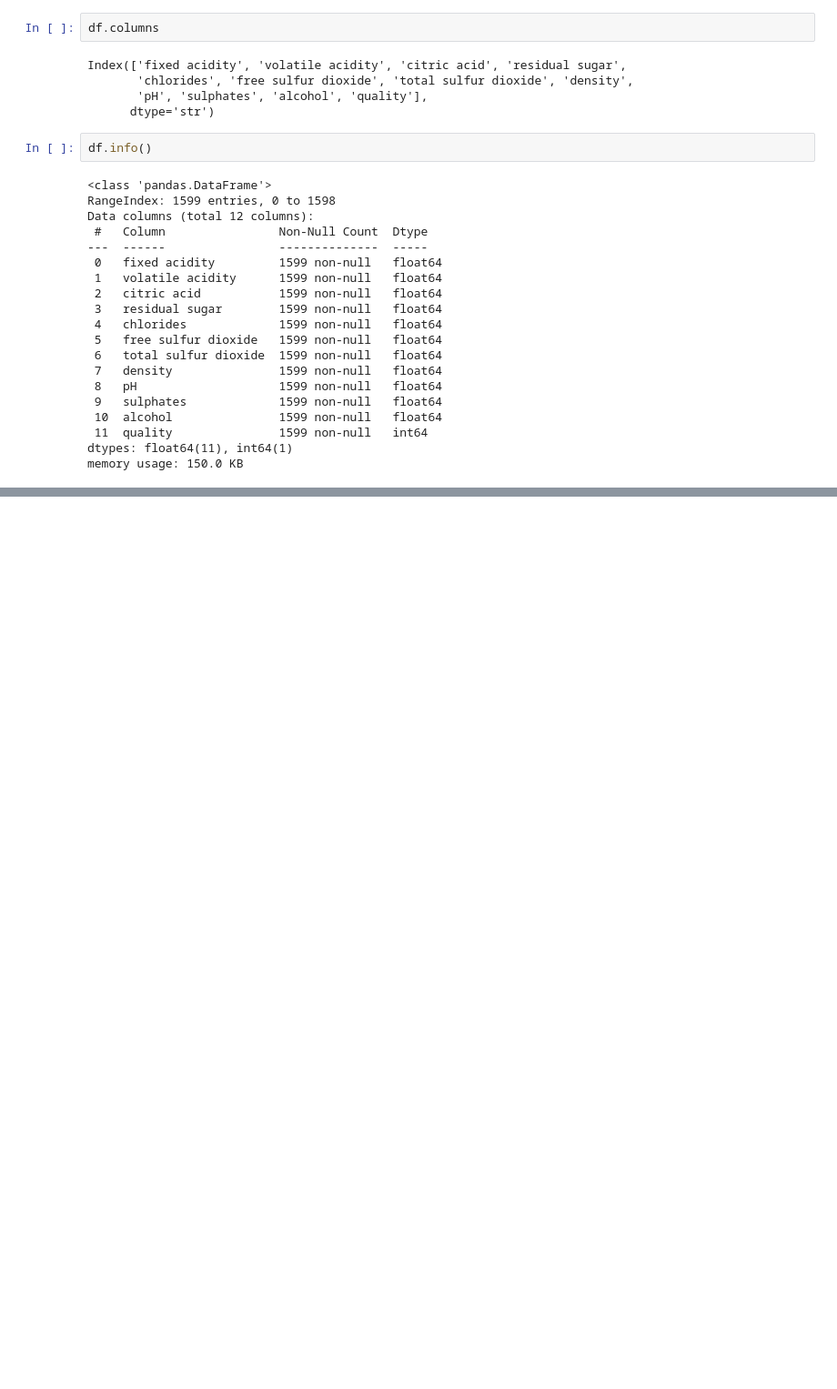
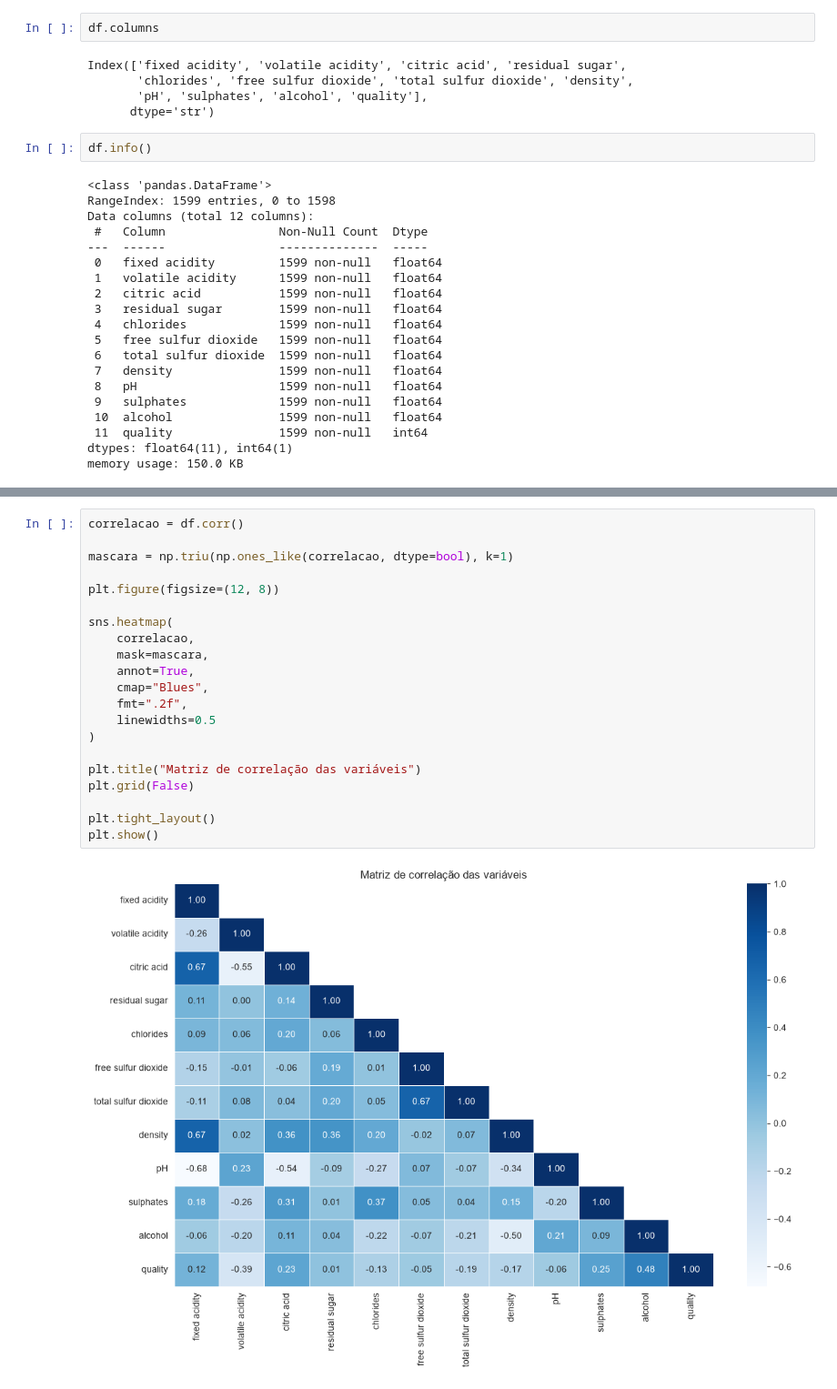
Before and after one commit to gabimontcruz/Projeto_AVD, a Jupyter notebook: notebooks/parte_comum/eda.ipynb, the cells around one changed output, grey strips where cells are left out. Shown at 91% size. Drawn from its saved outputs; the diff is of its cells as text; blank space fills up the shorter version.

```diff
--- a/notebooks/parte_comum/eda.ipynb
+++ b/notebooks/parte_comum/eda.ipynb
@@ -50,0 +271,23 @@ memory usage: 150.0 KB
+# %%
+correlacao = df.corr()
+
+mascara = np.triu(np.ones_like(correlacao, dtype=bool), k=1)
+
+plt.figure(figsize=(12, 8))
+
+sns.heatmap(
+    correlacao,
+    mask=mascara,
+    annot=True,
+    cmap="Blues",
+    fmt=".2f",
+    linewidths=0.5
+)
+
+plt.title("Matriz de correlação das variáveis")
+plt.grid(False)
+
+plt.tight_layout()
+plt.show()
+# %% [output]
+[figure, added]
```
Also changed, not shown: parts of 30 cells of this notebook.
